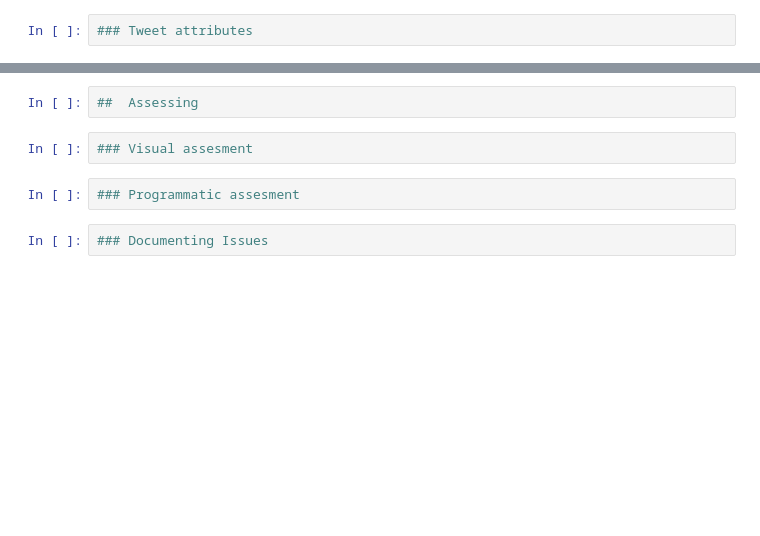
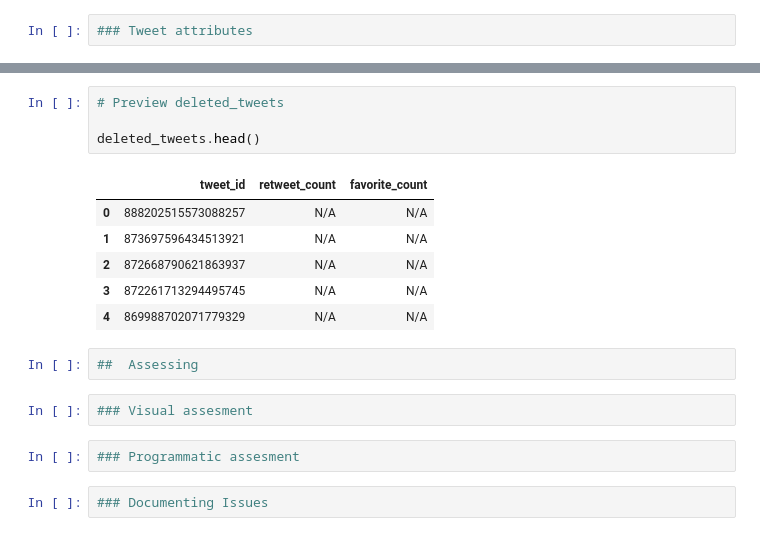
Before and after one commit to nis-23/tweet-data-wrangling, a Jupyter notebook: Tweet Data Wrangling/wrangle_act.ipynb, the cells around one changed output, grey strips where cells are left out. Cells and saved outputs as stored; diff of their text form; blank space fills up the shorter version.

```diff
--- a/Tweet Data Wrangling/wrangle_act.ipynb
+++ b/Tweet Data Wrangling/wrangle_act.ipynb
@@ -25,3 +318,14 @@
+# %%
+# Preview deleted_tweets
+
+deleted_tweets.head()
+# %% [output]
+|  | tweet_id | retweet_count | favorite_count |
+| 0 | 888202515573088257 | N/A | N/A |
+| 1 | 873697596434513921 | N/A | N/A |
+| 2 | 872668790621863937 | N/A | N/A |
+| 3 | 872261713294495745 | N/A | N/A |
+| 4 | 869988702071779329 | N/A | N/A |
 # %%
 ##  Assessing
 # %%
```
Also changed, not shown: parts of 24 cells of this notebook, 5 other files.
